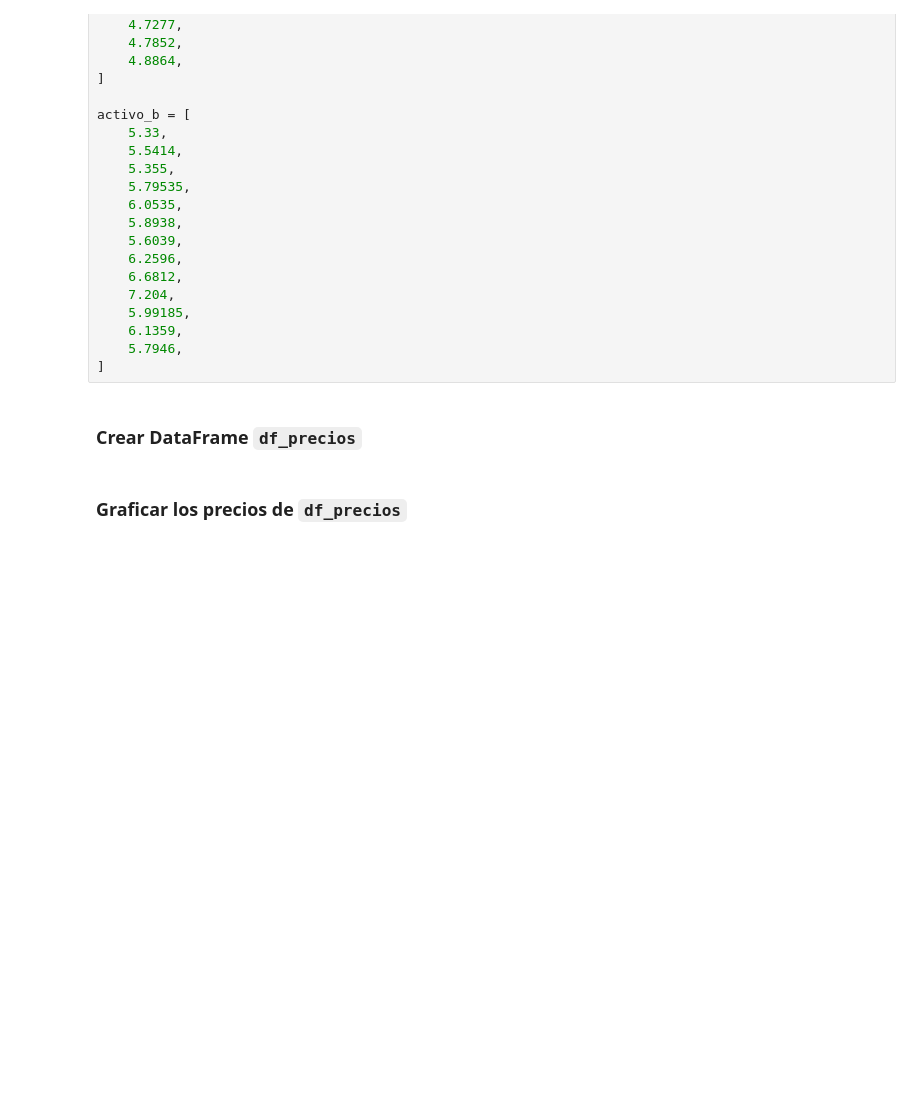
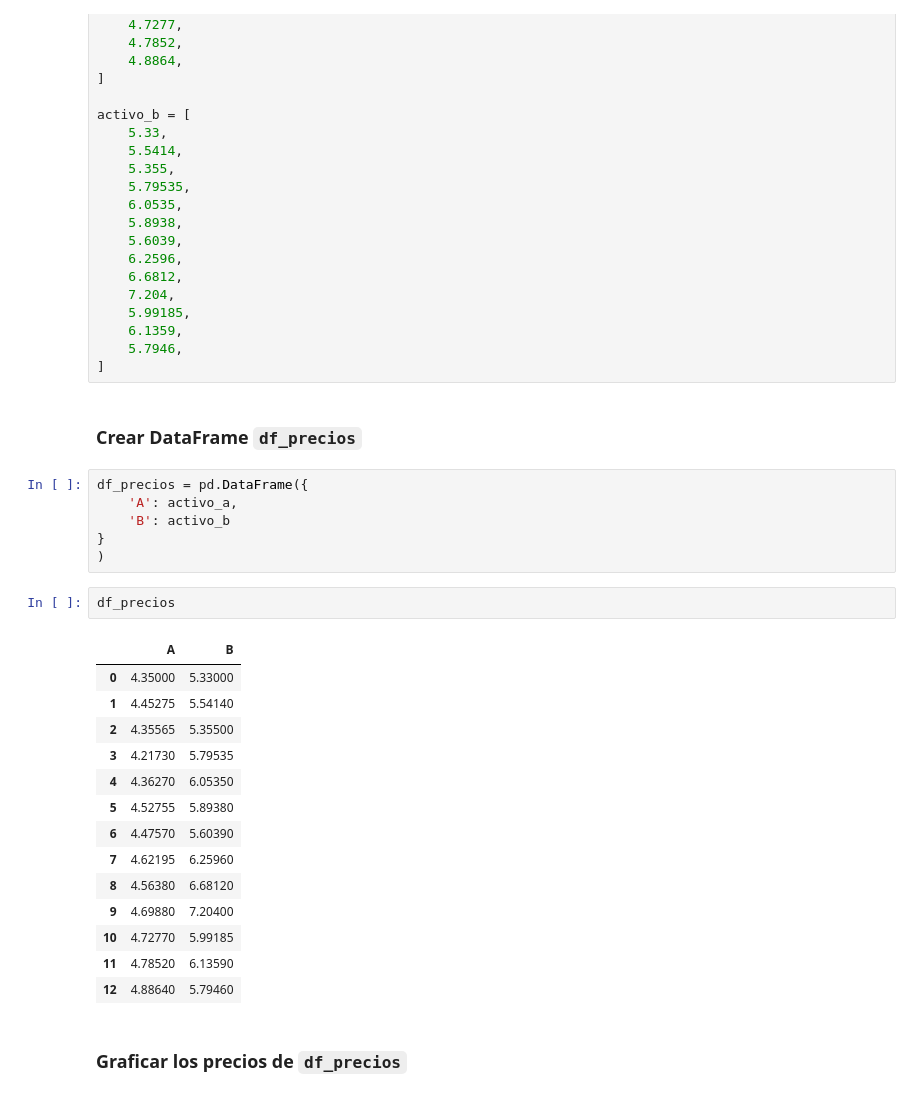
Before and after one commit to carlosdeoncedos/CienciaDatosFinanzas2024_11, a Jupyter notebook: Sesion9.ipynb, the cells around one changed output. Saved outputs shown, nothing was run; the diff lists cells and outputs as text; blank space fills up the shorter version.

```diff
--- a/Sesion9.ipynb
+++ b/Sesion9.ipynb
@@ -520,5 +612,28 @@ activo_b = [
 ]
 # %% [markdown]
 ### Crear DataFrame `df_precios`
+# %%
+df_precios = pd.DataFrame({
+    'A': activo_a,
+    'B': activo_b
+}
+)
+# %%
+df_precios
+# %% [output]
+|  | A | B |
+| 0 | 4.35000 | 5.33000 |
+| 1 | 4.45275 | 5.54140 |
+| 2 | 4.35565 | 5.35500 |
+| 3 | 4.21730 | 5.79535 |
+| 4 | 4.36270 | 6.05350 |
+| 5 | 4.52755 | 5.89380 |
+| 6 | 4.47570 | 5.60390 |
+| 7 | 4.62195 | 6.25960 |
+| 8 | 4.56380 | 6.68120 |
+| 9 | 4.69880 | 7.20400 |
+| 10 | 4.72770 | 5.99185 |
+| 11 | 4.78520 | 6.13590 |
+| 12 | 4.88640 | 5.79460 |
 # %% [markdown]
 ### Graficar los precios de `df_precios`
```
Also changed, not shown: parts of 19 cells of this notebook.
